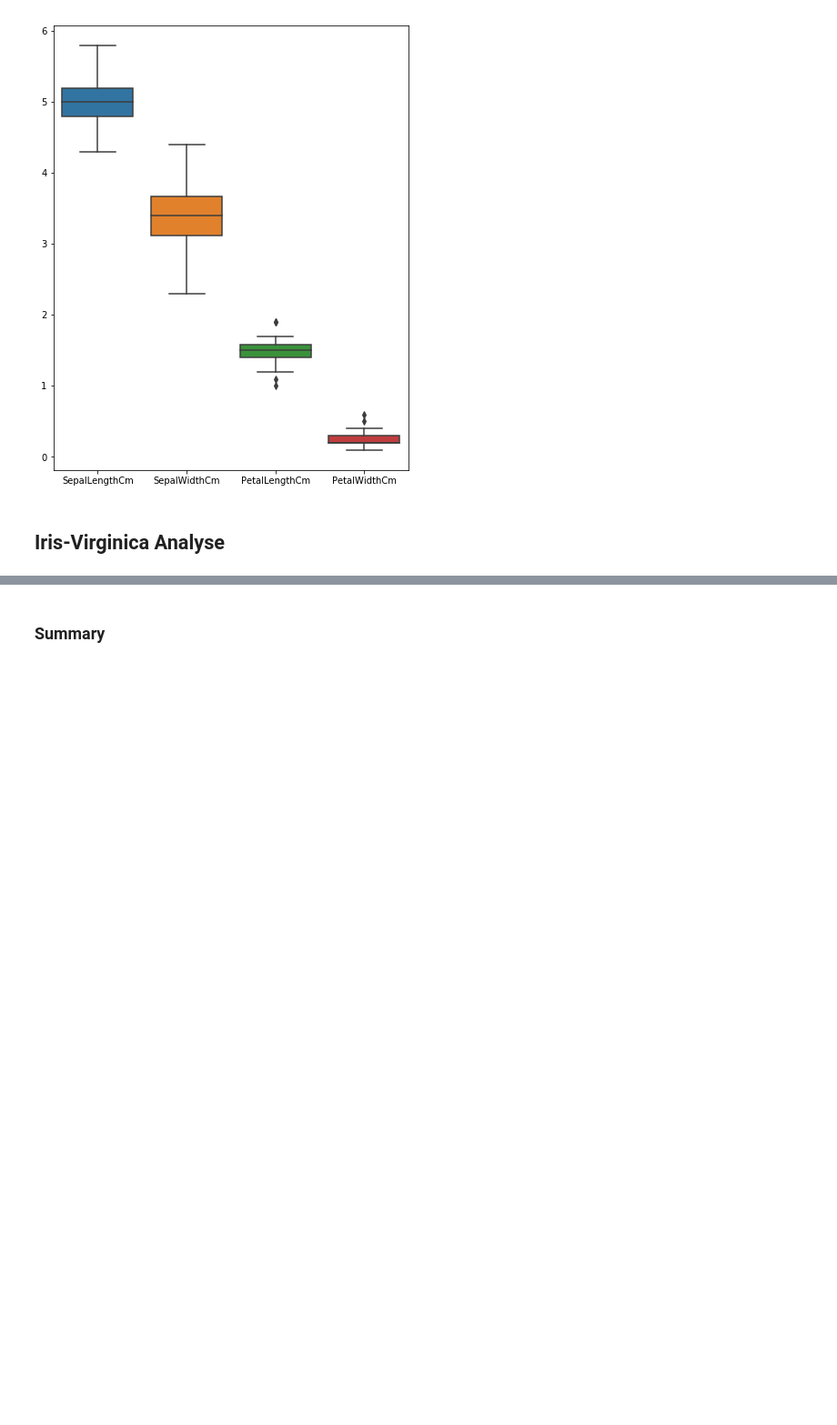
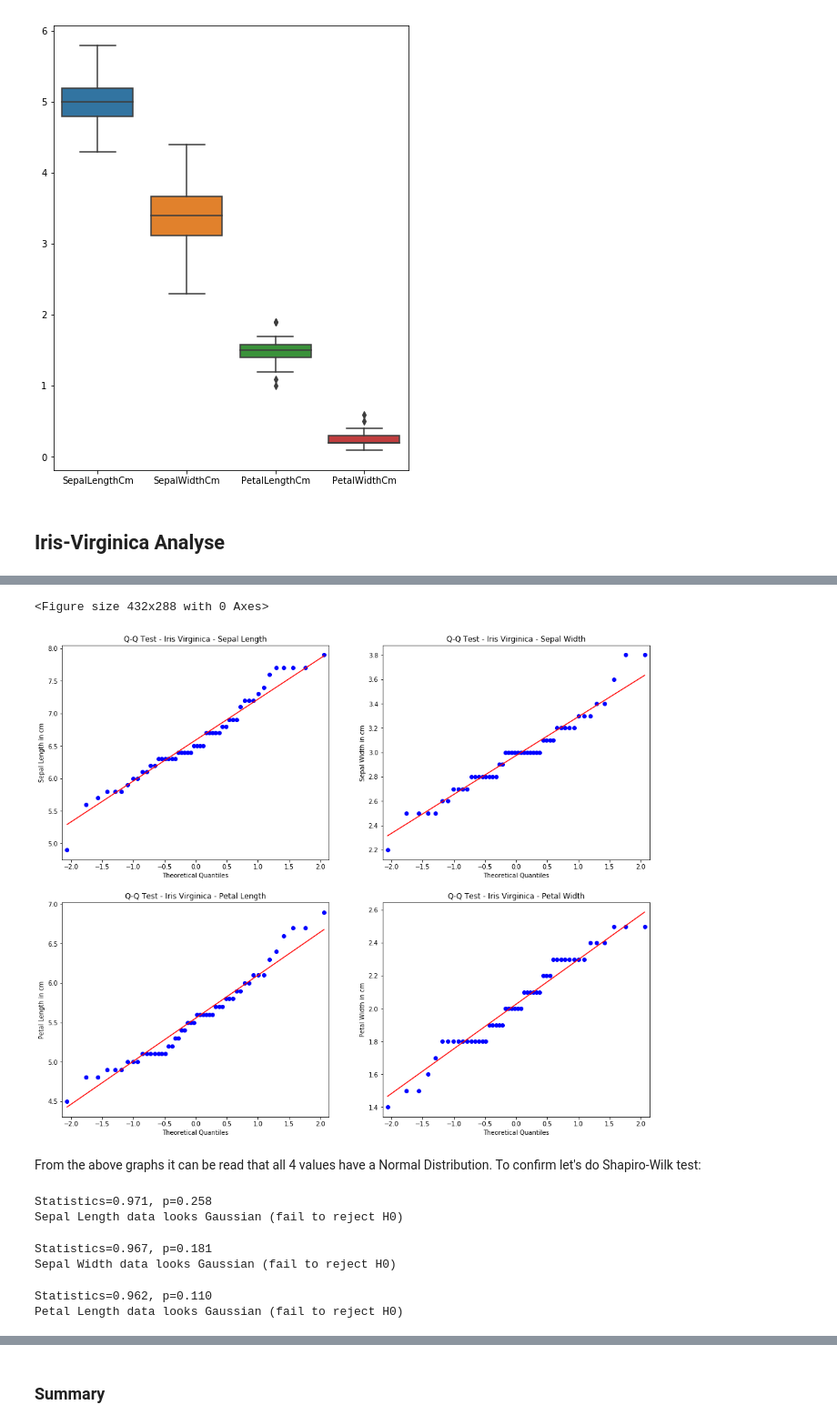
Before and after one commit to Slawak1/pands-project, a Jupyter notebook: IrisProject2019.ipynb, the cells around one changed output, grey strips where cells are left out. Shown at 91% size. Cells and saved outputs as stored; diff of their text form; code cells hidden in the pictures; blank space fills up the shorter version.

```diff
--- a/IrisProject2019.ipynb
+++ b/IrisProject2019.ipynb
@@ -665,0 +903,78 @@ Now I will do the same steps forIris Virginica, the theory has been explained ab
+# %%
+# https://machinelearningmastery.com/a-gentle-introduction-to-normality-tests-in-python/
+
+plt.figure()
+
+# Create a figure and a set of subplots with 2 columns and 2 rows.
+fig, ax = plt.subplots(2,2, figsize=(17, 14))
+
+# plot qq charts with data
+qqplot(dfVirginica['SepalLengthCm'],ax = ax[0][0], line='s', )
+qqplot(dfVirginica['SepalWidthCm'],ax = ax[0][1], line='s', )
+qqplot(dfVirginica['PetalLengthCm'],ax = ax[1][0], line='s', )
+qqplot(dfVirginica['PetalWidthCm'],ax = ax[1][1], line='s', )
+
+# set title and axis labels
+ax[0][0].set(title='Q-Q Test - Iris Virginica - Sepal Length', ylabel = 'Sepal Length in cm' )
+ax[0][1].set(title='Q-Q Test - Iris Virginica - Sepal Width', ylabel = 'Sepal Width in cm')
+ax[1][0].set(title='Q-Q Test - Iris Virginica - Petal Length',ylabel = 'Petal Length in cm')
+ax[1][1].set(title='Q-Q Test - Iris Virginica - Petal Width',ylabel = 'Petal Width in cm')
+
+pyplot.show()
+# %% [output]
+<Figure size 432x288 with 0 Axes>
+[figure, added]
+# %% [markdown]
+From the above graphs it can be read that all 4 values have a Normal Distribution. To confirm let's do Shapiro-Wilk test:
+# %%
+# Shapiro-Wilk Test
+# https://machinelearningmastery.com/a-gentle-introduction-to-normality-tests-in-python/
+
+# import shapiro() function from scipy.stats
+from scipy.stats import shapiro #
+
+data = dfVirginica['SepalLengthCm']
+
+# we use shapiro() on our data and assign the result to variables stat and p
+stat, p = shapiro(data)
+
+print('Statistics=%.3f, p=%.3f' % (stat, p))
+
+# if calculated p is bigger than alpha, our data are normally distributed
+
+alpha = 0.05
+if p > alpha:
+    print('Sepal Length data looks Gaussian (fail to reject H0)')
+else:
+    print('Sepal Length data does not look Gaussian (reject H0)')
+# %% [output]
+Statistics=0.971, p=0.258
+Sepal Length data looks Gaussian (fail to reject H0)
+# %%
+# Shapiro-Wilk Test
+
+data = dfVirginica['SepalWidthCm']
+stat, p = shapiro(data)
+print('Statistics=%.3f, p=%.3f' % (stat, p))
+alpha = 0.05
+if p > alpha:
+    print('Sepal Width data looks Gaussian (fail to reject H0)')
+else:
+    print('Sepal Width data does not look Gaussian (reject H0)')
+# %% [output]
+Statistics=0.967, p=0.181
+Sepal Width data looks Gaussian (fail to reject H0)
+# %%
+# Shapiro-Wilk Test
+
+data = dfVirginica['PetalLengthCm']
+stat, p = shapiro(data)
+print('Statistics=%.3f, p=%.3f' % (stat, p))
+alpha = 0.05
+if p > alpha:
+    print('Petal Length data looks Gaussian (fail to reject H0)')
+else:
+    print('Petal Length data does not look Gaussian (reject H0)')
+# %% [output]
+Statistics=0.962, p=0.110
+Petal Length data looks Gaussian (fail to reject H0)
```
Also changed, not shown: parts of 67 cells of this notebook.
